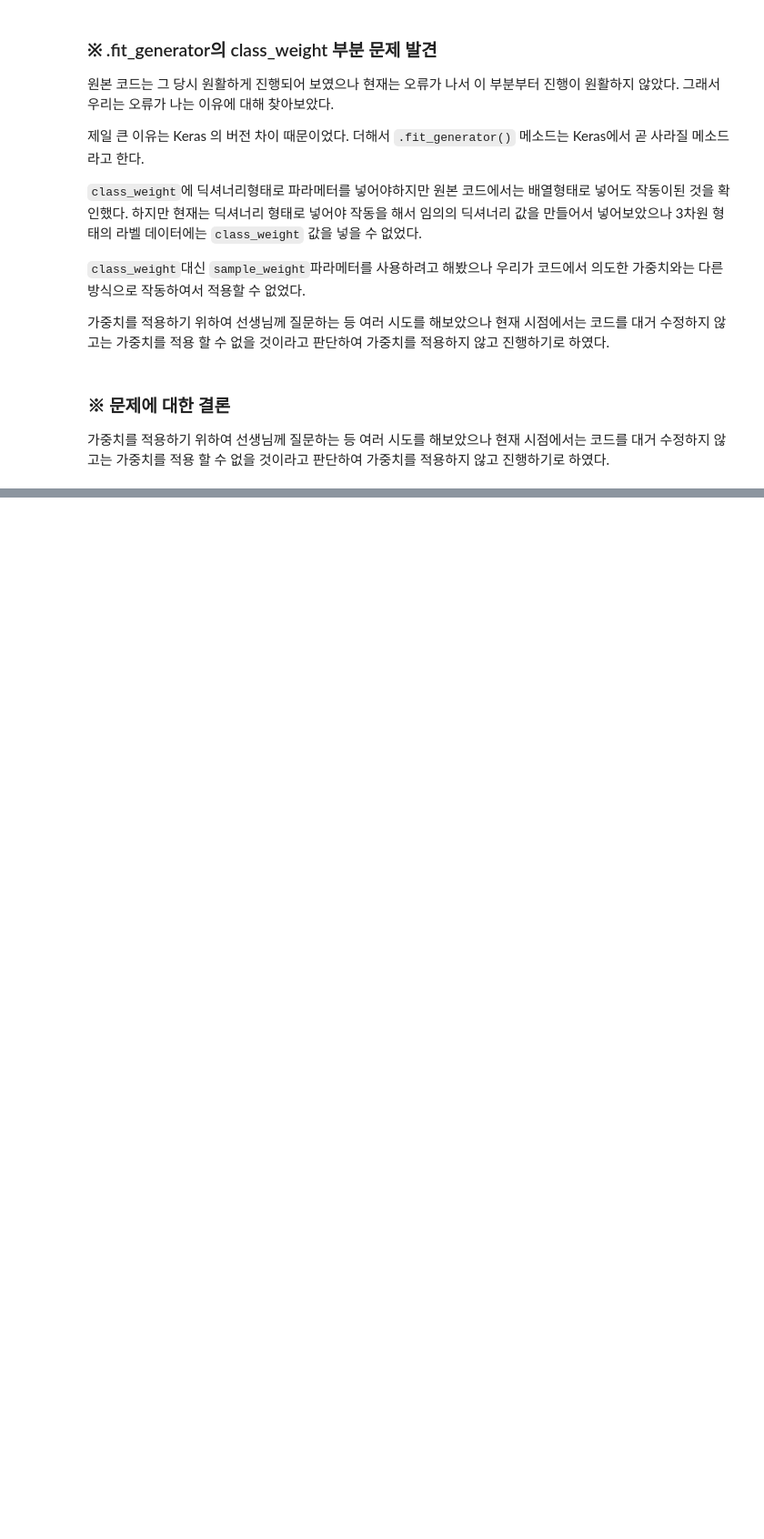
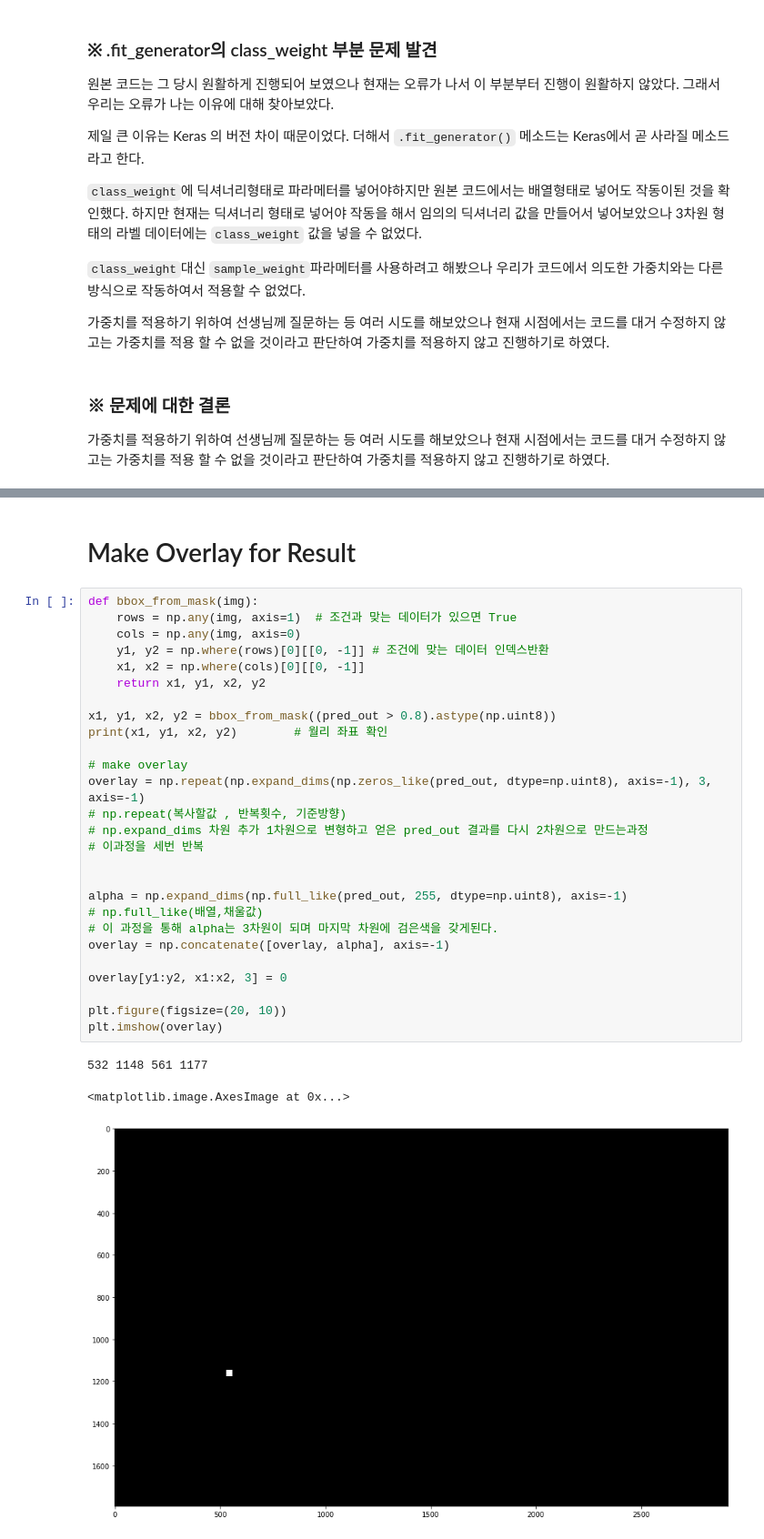
Before and after one commit to tak-jj/find_waldo_codestudy, a Jupyter notebook: master.ipynb, the cells around one changed output, grey strips where cells are left out. Shown at 91% size. Saved outputs shown, nothing was run; the diff lists cells and outputs as text; blank space fills up the shorter version.

```diff
--- a/master.ipynb
+++ b/master.ipynb
@@ -607,0 +708,33 @@ ValueError: ignored
+# %% [markdown]
+# Make Overlay for Result
+# %%
+def bbox_from_mask(img):
+    rows = np.any(img, axis=1)  # 조건과 맞는 데이터가 있으면 True
+    cols = np.any(img, axis=0)
+    y1, y2 = np.where(rows)[0][[0, -1]] # 조건에 맞는 데이터 인덱스반환
+    x1, x2 = np.where(cols)[0][[0, -1]]
+    return x1, y1, x2, y2
+
+x1, y1, x2, y2 = bbox_from_mask((pred_out > 0.8).astype(np.uint8))
+print(x1, y1, x2, y2)        # 월리 좌표 확인
+
+# make overlay
+overlay = np.repeat(np.expand_dims(np.zeros_like(pred_out, dtype=np.uint8), axis=-1), 3, axis=-1)
+# np.repeat(복사할값 , 반복횟수, 기준방향)
+# np.expand_dims 차원 추가 1차원으로 변형하고 얻은 pred_out 결과를 다시 2차원으로 만드는과정
+# 이과정을 세번 반복
+
+
+alpha = np.expand_dims(np.full_like(pred_out, 255, dtype=np.uint8), axis=-1)
+# np.full_like(배열,채울값)
+# 이 과정을 통해 alpha는 3차원이 되며 마지막 차원에 검은색을 갖게된다.
+overlay = np.concatenate([overlay, alpha], axis=-1)
+
+overlay[y1:y2, x1:x2, 3] = 0
+
+plt.figure(figsize=(20, 10))
+plt.imshow(overlay)
+# %% [output]
+532 1148 561 1177
+<matplotlib.image.AxesImage at 0x...>
+[figure, added]
```
Also changed, not shown: parts of 15 cells of this notebook.
